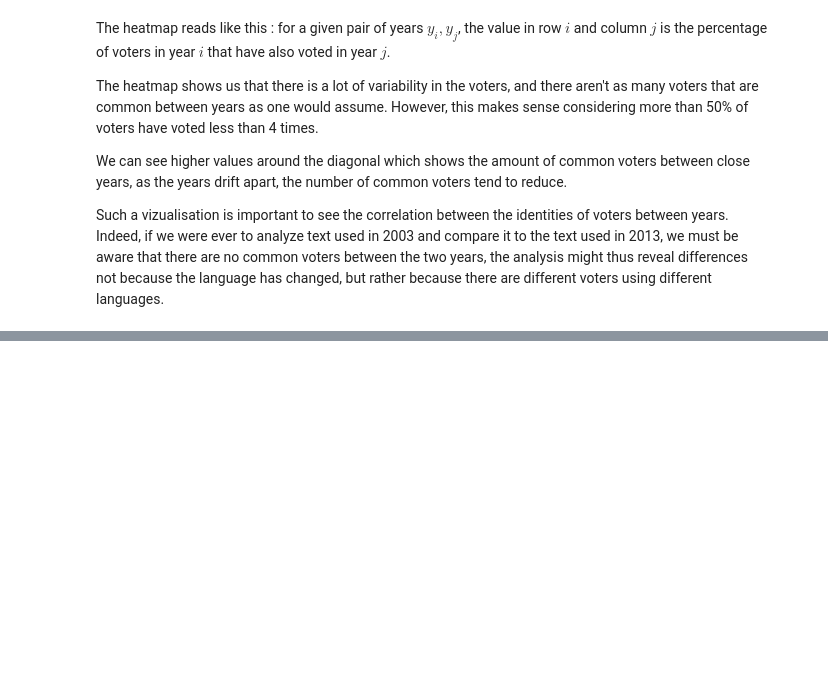
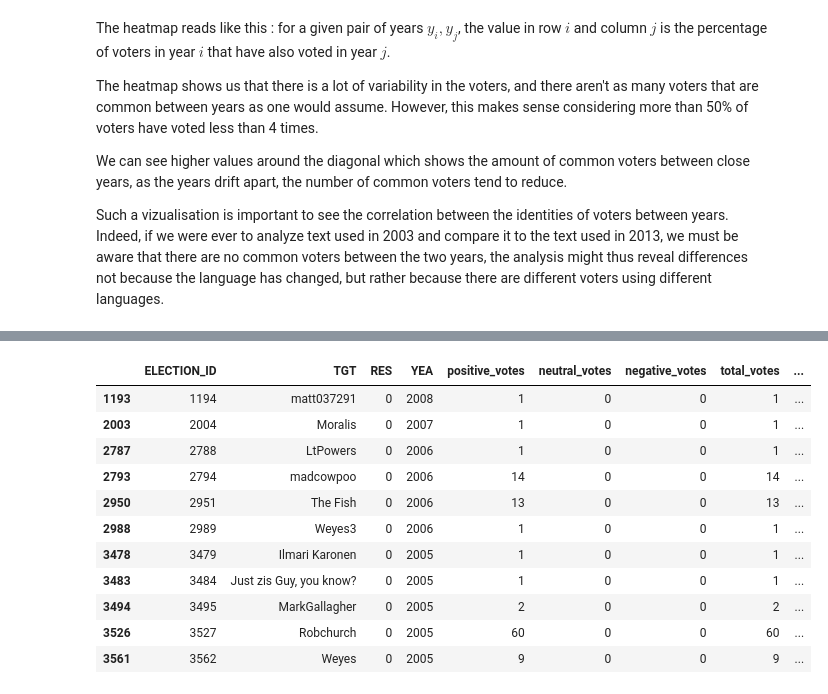
Before and after one commit to epfl-ada/ada-2023-project-datanauts23, a Jupyter notebook: data_processing.ipynb, the cells around one changed output, grey strips where cells are left out. Drawn from its saved outputs; the diff is of its cells as text; code cells hidden in the pictures; blank space fills up the shorter version.

```diff
--- a/data_processing.ipynb
+++ b/data_processing.ipynb
@@ -421,0 +451,12 @@ Such a vizualisation is important to see the correlation between the identities
+# %%
+wiki_df['ELECTION_ID'] = 0
+current_id = 1
+
+for index, row in wiki_df.iterrows():
+    tgt_value = row['TGT']
+
+    # Check if the 'TGT' value is different from the previous row
+    if index > 0 and wiki_df.at[index - 1, 'TGT'] != tgt_value:
+        current_id += 1  # Increment ELECTION_ID for a new 'TGT' value
+
+    wiki_df.at[index, 'ELECTION_ID'] = current_id
@@ -421,0 +678,15 @@ Such a vizualisation is important to see the correlation between the identities
+# %%
+elections_df[(elections_df['positive_percentage'] == 100) & (elections_df['RES'] == 0)]
+# %% [output]
+|  | ELECTION_ID | TGT | RES | YEA | positive_votes | neutral_votes | negative_votes | total_votes | ... |
+| 1193 | 1194 | matt037291 | 0 | 2008 | 1 | 0 | 0 | 1 | ... |
+| 2003 | 2004 | Moralis | 0 | 2007 | 1 | 0 | 0 | 1 | ... |
+| 2787 | 2788 | LtPowers | 0 | 2006 | 1 | 0 | 0 | 1 | ... |
+| 2793 | 2794 | madcowpoo | 0 | 2006 | 14 | 0 | 0 | 14 | ... |
+| 2950 | 2951 | The Fish | 0 | 2006 | 13 | 0 | 0 | 13 | ... |
+| 2988 | 2989 | Weyes3 | 0 | 2006 | 1 | 0 | 0 | 1 | ... |
+| 3478 | 3479 | Ilmari Karonen | 0 | 2005 | 1 | 0 | 0 | 1 | ... |
+| 3483 | 3484 | Just zis Guy, you know? | 0 | 2005 | 1 | 0 | 0 | 1 | ... |
+| 3494 | 3495 | MarkGallagher | 0 | 2005 | 2 | 0 | 0 | 2 | ... |
+| 3526 | 3527 | Robchurch | 0 | 2005 | 60 | 0 | 0 | 60 | ... |
+| 3561 | 3562 | Weyes | 0 | 2005 | 9 | 0 | 0 | 9 | ... |
```
Also changed, not shown: parts of 43 cells of this notebook, 1 other file.
